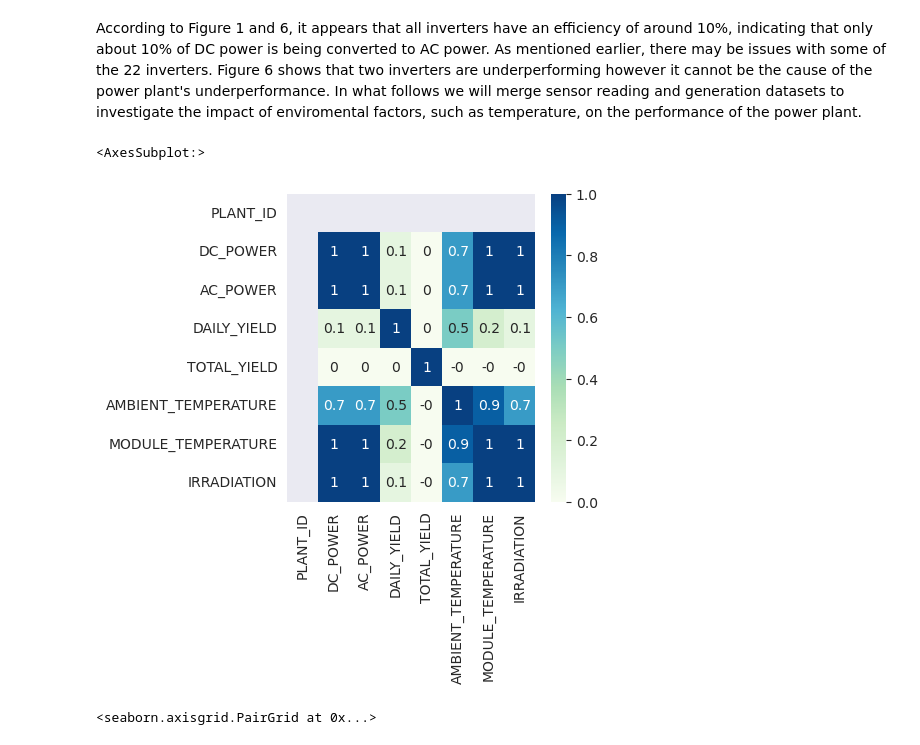
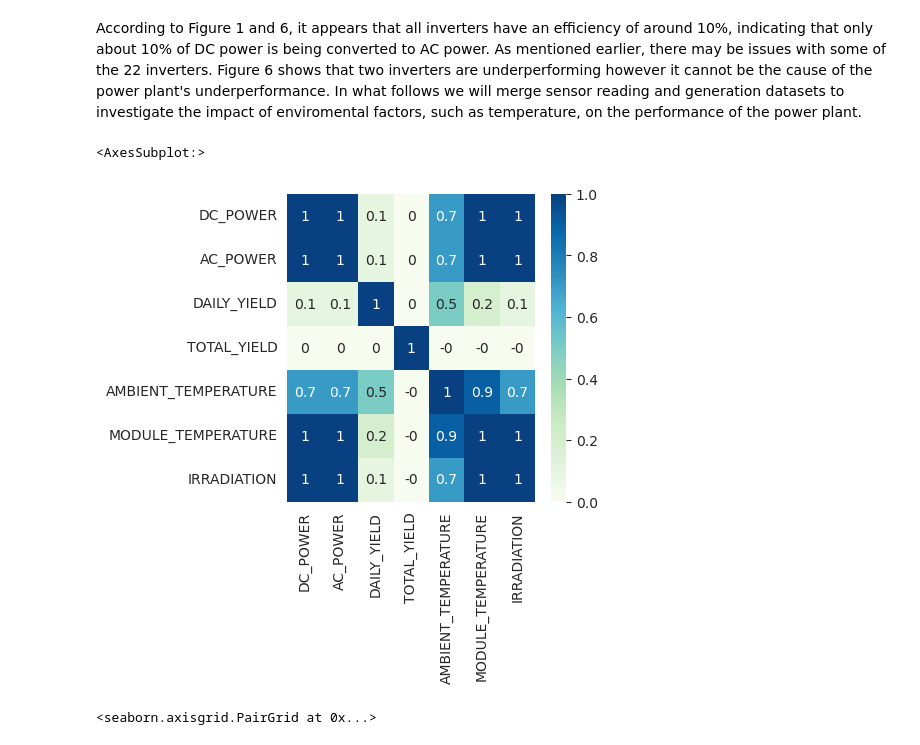
Before and after one commit to sedimir/SediMir, a Jupyter notebook: solar-power-generation.ipynb, the cells around one changed output. Saved outputs shown, nothing was run; the diff lists cells and outputs as text; code cells hidden in the pictures.

Commit message:
Kaggle Notebook | Using Data Analytics to Manage a Solar Power Plant | Version 12

```diff
--- a/solar-power-generation.ipynb
+++ b/solar-power-generation.ipynb
@@ -203,10 +203,10 @@ gen_sen=gen.join(sen,how='left')
 gen_sen.reset_index(inplace=True)
 # %%
 plt.figure(figsize=(4,4))
-sns.heatmap(gen_sen.corr().round(1),cmap='GnBu',annot=True)
+sns.heatmap(gen_sen.drop('PLANT_ID',axis=1).corr().round(1),cmap='GnBu',annot=True)
 # %% [output]
 <AxesSubplot:>
-[figure, old version]
+[figure, new version]
 # %%
 sns.pairplot(gen_sen[['DC_POWER', 'AC_POWER','DAILY_YIELD', 'MODULE_TEMPERATURE', 'AMBIENT_TEMPERATURE', 'IRRADIATION']], corner=True)
 # %% [output]
```
Also changed, not shown: parts of 2 cells of this notebook.
